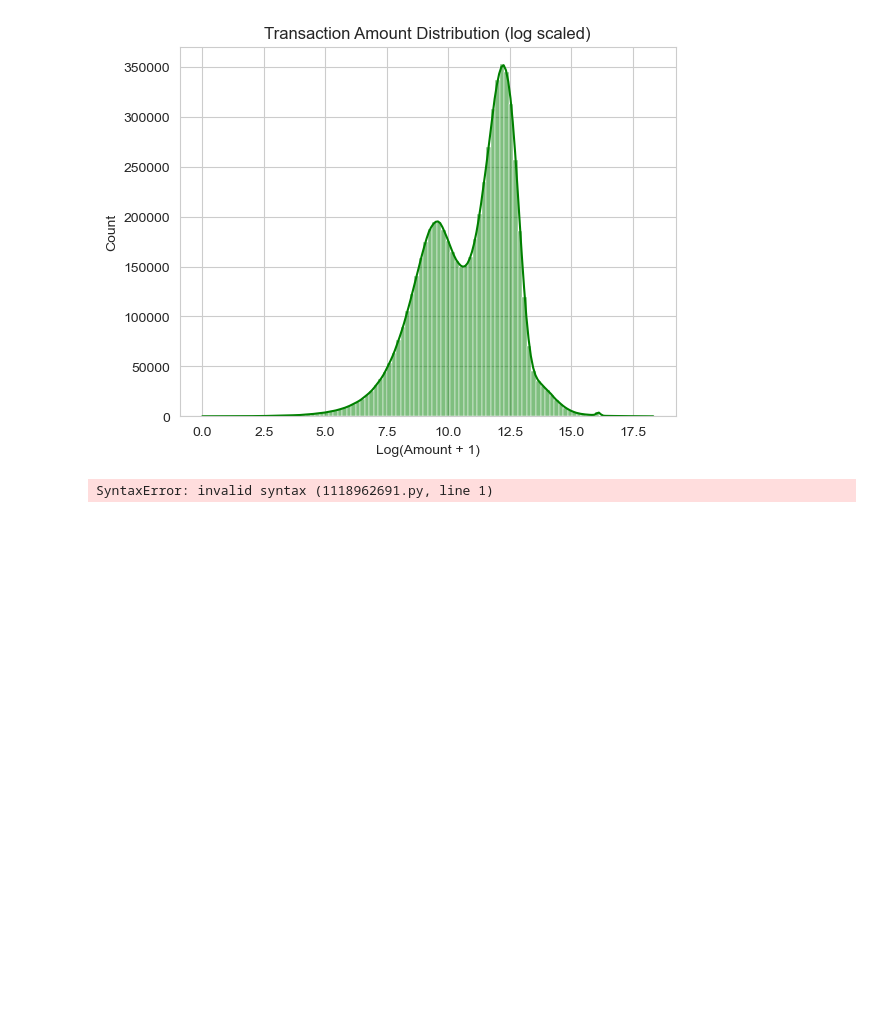
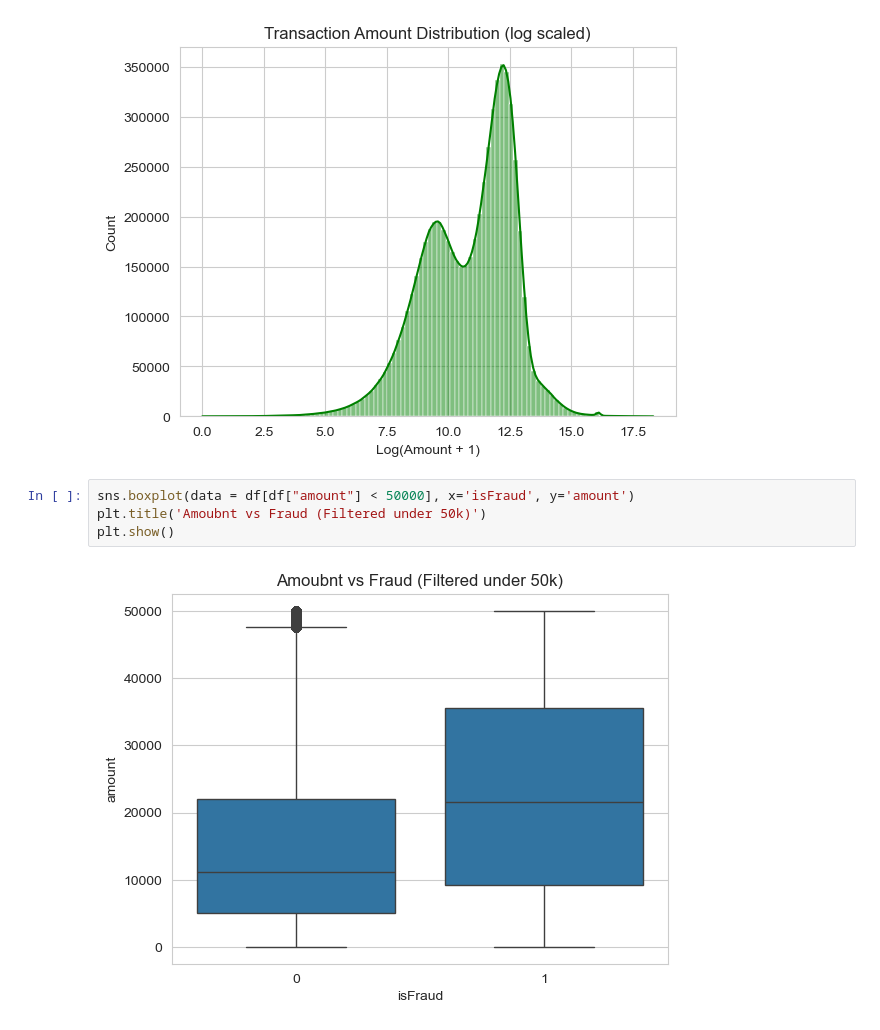
Before and after one commit to imakhxl/Financial-Fraud-Predicition-System, a Jupyter notebook: fraud.ipynb, the cells around one changed output. Saved outputs shown, nothing was run; the diff lists cells and outputs as text; blank space fills up the shorter version.

```diff
--- a/fraud.ipynb
+++ b/fraud.ipynb
@@ -120,5 +120,8 @@ plt.show()
 # %% [output]
 [figure]
 # %%
+sns.boxplot(data = df[df["amount"] < 50000], x='isFraud', y='amount')
+plt.title('Amoubnt vs Fraud (Filtered under 50k)')
+plt.show()
 # %% [output]
-SyntaxError: invalid syntax (1118962691.py, line 1)
+[figure, added]
```
Also changed, not shown: parts of 24 cells of this notebook.
